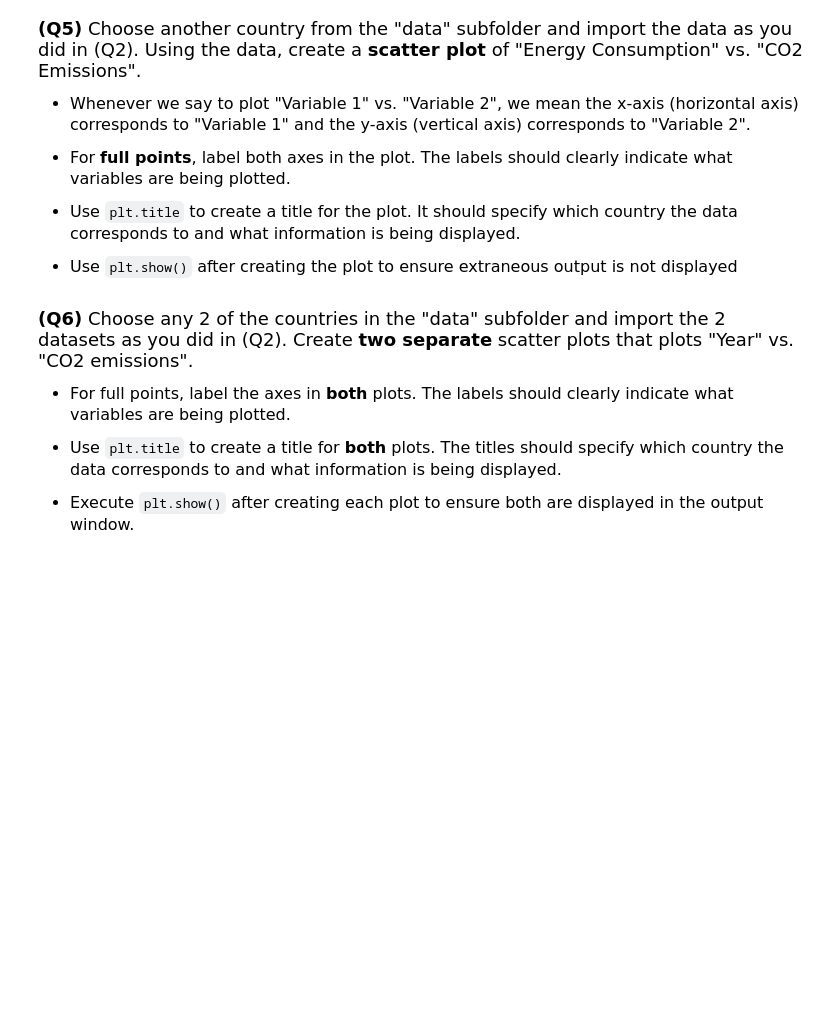
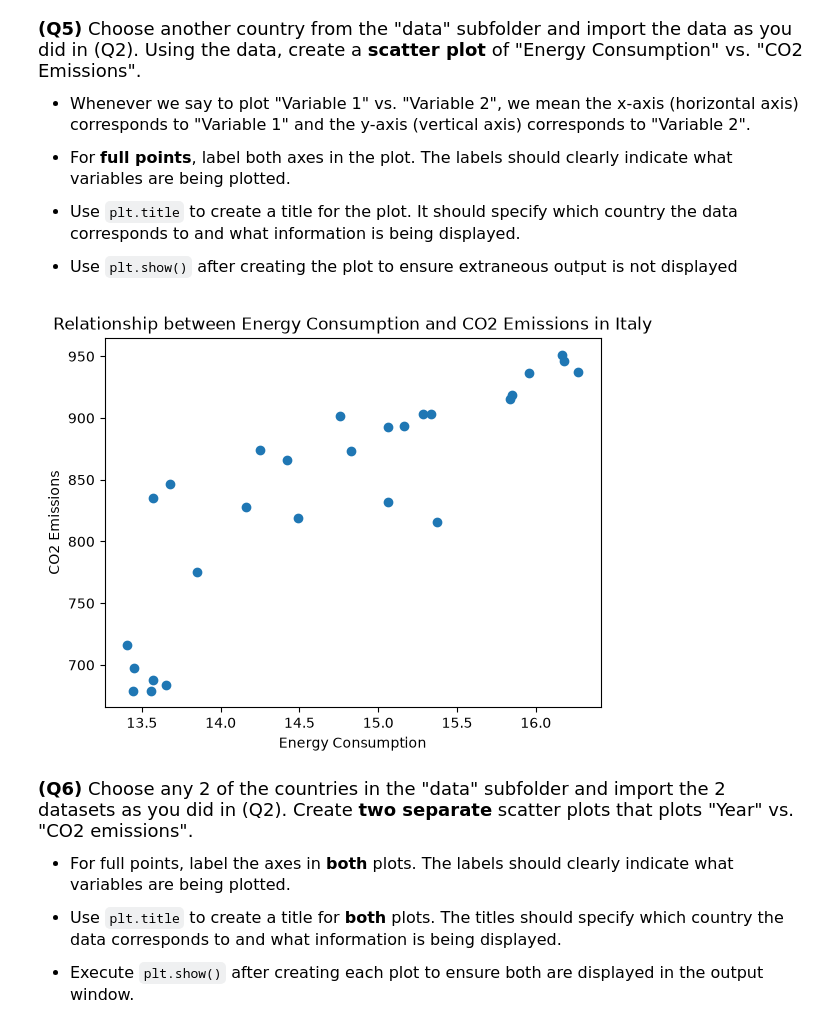
Before and after one commit to niyatiravi/datasci151fall2026, a Jupyter notebook: _assignments/assignment_2/Assignment2.ipynb, the cells around one changed output. Cells and saved outputs as stored; diff of their text form; code cells hidden in the pictures; blank space fills up the shorter version.

```diff
--- a/_assignments/assignment_2/Assignment2.ipynb
+++ b/_assignments/assignment_2/Assignment2.ipynb
@@ -124,3 +144,13 @@ us_emissions["CO2_emission"].describe()
+# %%
+# Write your answer
+italy_emissions = pd.read_csv('data/italy_emission.csv')
+plt.scatter(x = italy_emissions["Energy_consumption"], y = italy_emissions["CO2_emission"] )
+plt.xlabel("Energy Consumption")
+plt.ylabel("CO2 Emissions")
+plt.title("Relationship between Energy Consumption and CO2 Emissions in Italy")
+plt.show()
+# %% [output]
+[figure, added]
 # %% [markdown]
 <font size = "4">
 
```
Also changed, not shown: parts of 6 cells of this notebook.
